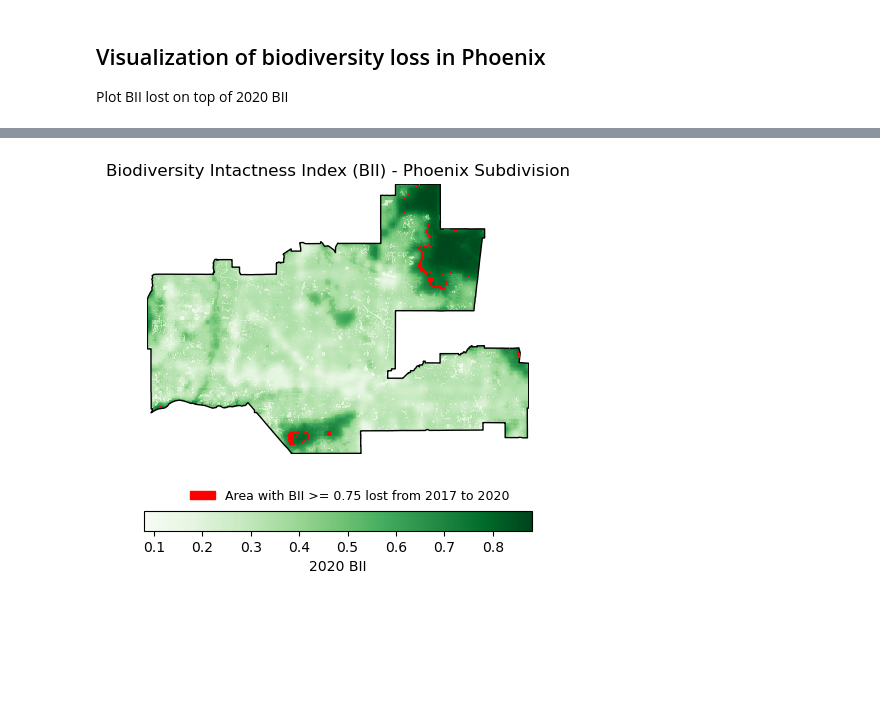
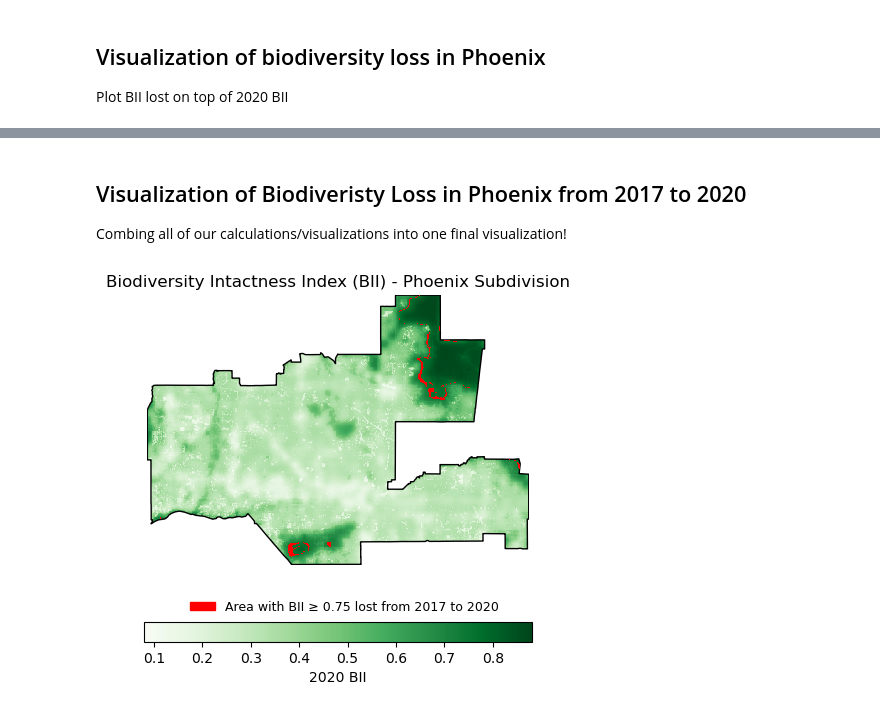
Before and after one commit to amandaherbst/eds220-phx-biodiversity-loss, a Jupyter notebook: phx-bii-change.ipynb, the cells around one changed output, grey strips where cells are left out. Drawn from its saved outputs; the diff is of its cells as text; code cells hidden in the pictures; blank space fills up the shorter version.

```diff
--- a/phx-bii-change.ipynb
+++ b/phx-bii-change.ipynb
@@ -131,0 +149,18 @@ pix_counts
+# %%
+# create mask with BII of at least 0.75
+phx_17_mask = (phx_17_clip >= 0.75).astype(int)
+phx_20_mask = (phx_20_clip >= 0.75).astype(int)
+
+# count the number of pixels labeled 0 and labeled 1
+code, pixels_17 = np.unique(phx_17_mask, return_counts = True)
+code, pixels_20 = np.unique(phx_20_mask, return_counts = True)
+
+# organize pixel counts
+d = {
+    'code': code,
+    'num_pixels_17': pixels_17,
+    'num_pixels_20': pixels_20
+}
+
+pix_counts = pd.DataFrame(d)
+pix_counts
@@ -150,33 +197,43 @@ area_loss = area_loss.where(area_loss == 1)
+# %% [markdown]
+## Visualization of Biodiveristy Loss in Phoenix from 2017 to 2020
+
+Combing all of our calculations/visualizations into one final visualization!
 # %%
+# create final plot figure and axes
 fig, ax = plt.subplots(figsize = (5, 5))
 
-ax.axis('off')
-
+#-------------------------------------------------------------------------------------------
 # plot 2020 phoenix BII
 phx_20_clip.plot(ax = ax,
                  cmap = "Greens",
-                cbar_kwargs={'orientation':'horizontal',
+                 cbar_kwargs={'orientation':'horizontal',
                             'label':'2020 BII'})
+#-------------------------------------------------------------------------------------------
 # add outline of phoenix subdivision
 phx.plot(ax = ax,
          color = "none",
          edgecolor = 'black')
-
+#-------------------------------------------------------------------------------------------
 # add area with high biodiversity lost from 2017 to 2020
 area_loss.plot(ax = ax,
                cmap = "brg",
                add_colorbar=False)
+
+# create patch for legend
 loss_patch = mpatches.Patch(color = 'red',
-                           label = 'Area with BII >= 0.75 lost from 2017 to 2020')
-
+                           label = 'Area with BII ≥ 0.75 lost from 2017 to 2020')
+#-------------------------------------------------------------------------------------------
 # add legend indicating what the red is
 ax.legend(handles = [loss_patch],
          frameon = False,
          loc = (0.1,-0.2),
          fontsize = 9)
 
+# turn off lat/lon axes
+ax.axis('off')
+
 # add plot title
 plt.title('Biodiversity Intactness Index (BII) - Phoenix Subdivision')
 plt.show()
 # %% [output]
-[figure, old version]
+[figure, new version]
```
Also changed, not shown: parts of 16 cells of this notebook.
